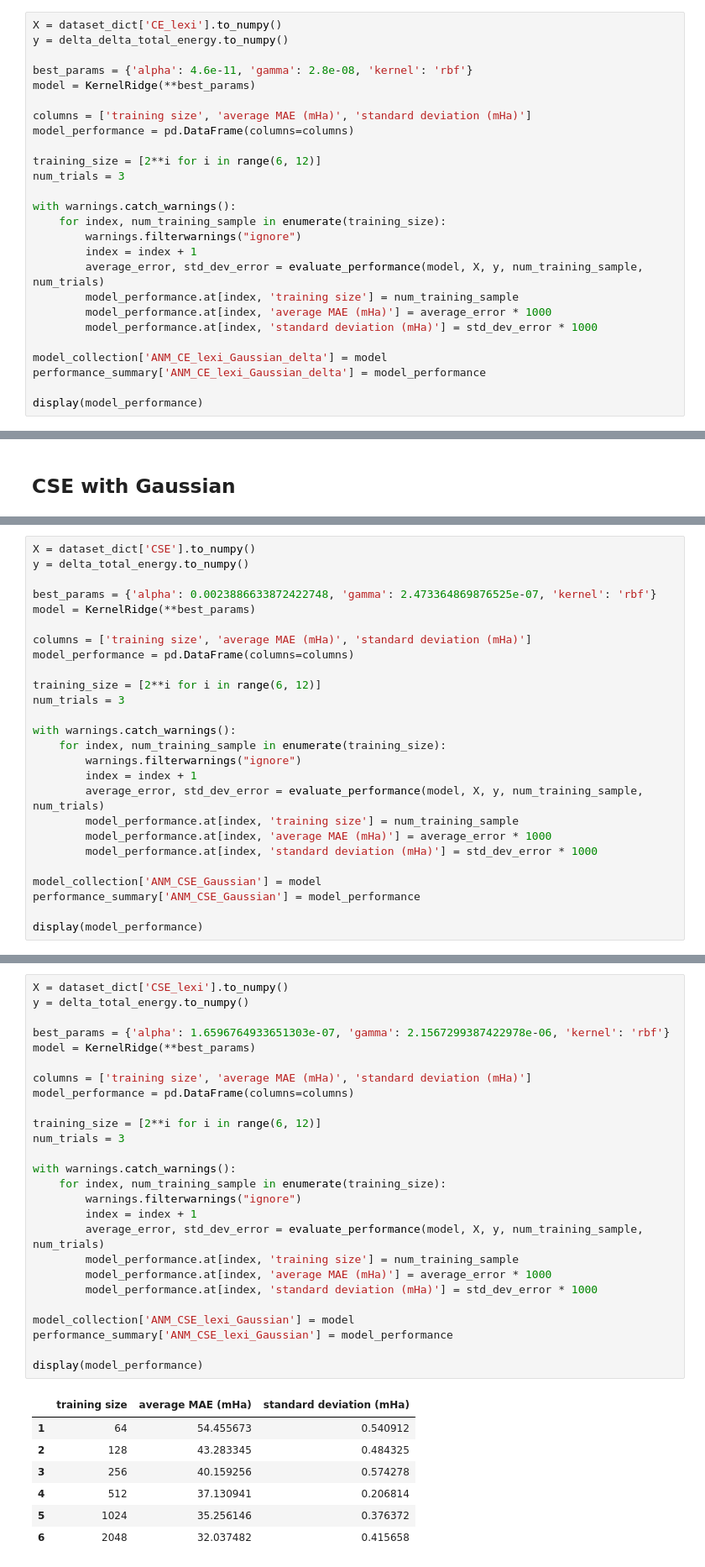
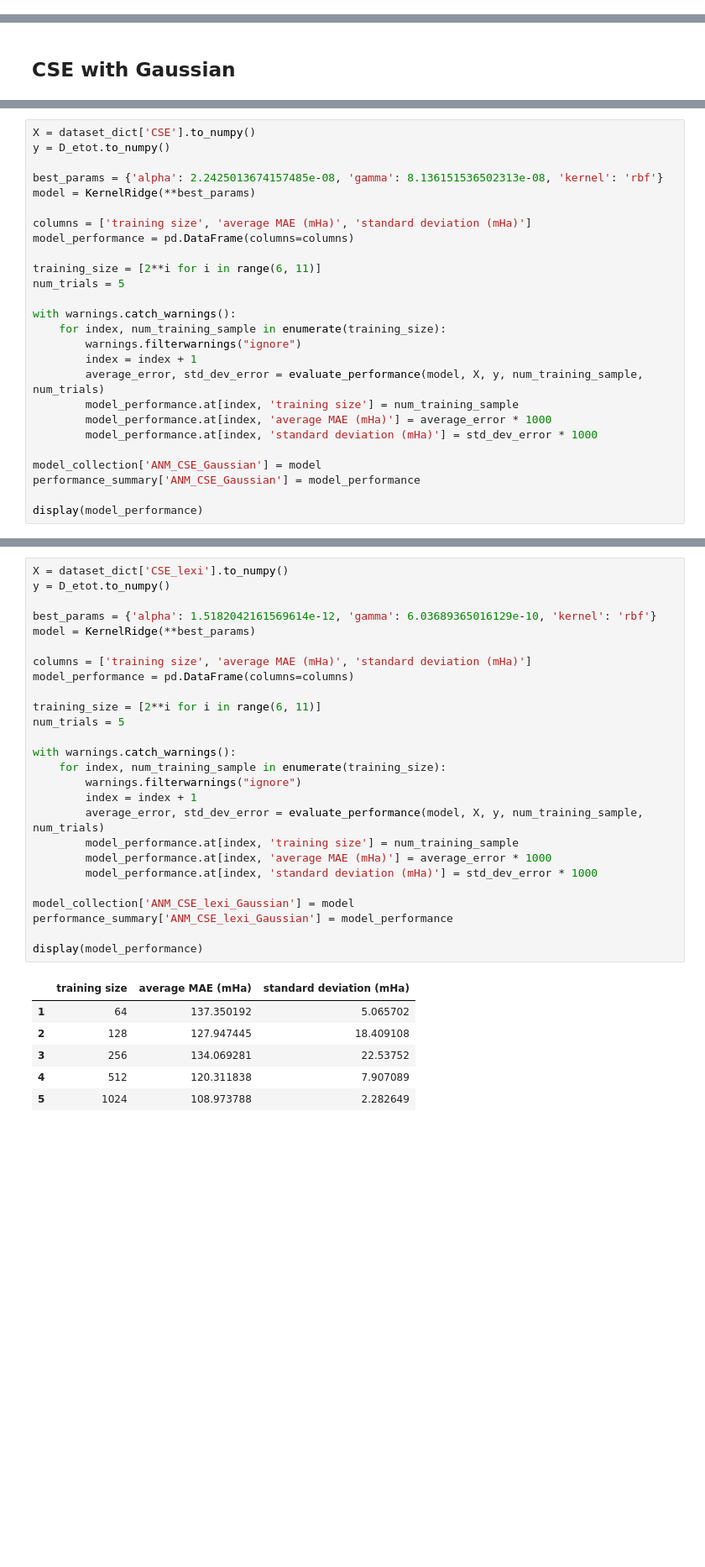
Before and after one commit to GabrielWu2004/Alchemical_Normal_Modes, a Jupyter notebook: [2]_ANM_with_coronene/main_code/performance_evaluation.ipynb, the cells around one changed output, grey strips where cells are left out. Shown at 84% size. Saved outputs shown, nothing was run; the diff lists cells and outputs as text; blank space fills up the shorter version.

```diff
--- a/[2]_ANM_with_coronene/main_code/performance_evaluation.ipynb
+++ b/[2]_ANM_with_coronene/main_code/performance_evaluation.ipynb
@@ -139,26 +31,0 @@ display(model_performance)
-# %%
-X = dataset_dict['CE_lexi'].to_numpy()
-y = delta_delta_total_energy.to_numpy()
-
-best_params = {'alpha': 4.6e-11, 'gamma': 2.8e-08, 'kernel': 'rbf'}
-model = KernelRidge(**best_params)
-
-columns = ['training size', 'average MAE (mHa)', 'standard deviation (mHa)']
-model_performance = pd.DataFrame(columns=columns)
-
-training_size = [2**i for i in range(6, 12)]
-num_trials = 3
-
-with warnings.catch_warnings():
-    for index, num_training_sample in enumerate(training_size):
-        warnings.filterwarnings("ignore")
-        index = index + 1
-        average_error, std_dev_error = evaluate_performance(model, X, y, num_training_sample, num_trials)
-        model_performance.at[index, 'training size'] = num_training_sample
-        model_performance.at[index, 'average MAE (mHa)'] = average_error * 1000
-        model_performance.at[index, 'standard deviation (mHa)'] = std_dev_error * 1000
-
-model_collection['ANM_CE_lexi_Gaussian_delta'] = model
-performance_summary['ANM_CE_lexi_Gaussian_delta'] = model_performance
-
-display(model_performance)
@@ -175,15 +36,15 @@ display(model_performance)
 # %%
 X = dataset_dict['CSE'].to_numpy()
-y = delta_total_energy.to_numpy()
+y = D_etot.to_numpy()
 
-best_params = {'alpha': 0.0023886633872422748, 'gamma': 2.473364869876525e-07, 'kernel': 'rbf'}
+best_params = {'alpha': 2.2425013674157485e-08, 'gamma': 8.136151536502313e-08, 'kernel': 'rbf'}
 model = KernelRidge(**best_params)
 
 columns = ['training size', 'average MAE (mHa)', 'standard deviation (mHa)']
 model_performance = pd.DataFrame(columns=columns)
 
-training_size = [2**i for i in range(6, 12)]
-num_trials = 3
+training_size = [2**i for i in range(6, 11)]
+num_trials = 5
 
 with warnings.catch_warnings():
     for index, num_training_sample in enumerate(training_size):
@@ -209,34 +71,33 @@ display(model_performance)
 # %%
 X = dataset_dict['CSE_lexi'].to_numpy()
-y = delta_total_energy.to_numpy()
+y = D_etot.to_numpy()
 
-best_params = {'alpha': 1.6596764933651303e-07, 'gamma': 2.1567299387422978e-06, 'kernel': 'rbf'}
+best_params = {'alpha': 1.5182042161569614e-12, 'gamma': 6.03689365016129e-10, 'kernel': 'rbf'}
 model = KernelRidge(**best_params)
 
 columns = ['training size', 'average MAE (mHa)', 'standard deviation (mHa)']
 model_performance = pd.DataFrame(columns=columns)
 
-training_size = [2**i for i in range(6, 12)]
-num_trials = 3
+training_size = [2**i for i in range(6, 11)]
+num_trials = 5
 
 with warnings.catch_warnings():
     for index, num_training_sample in enumerate(training_size):
         warnings.filterwarnings("ignore")
         index = index + 1
         average_error, std_dev_error = evaluate_performance(model, X, y, num_training_sample, num_trials)
         model_performance.at[index, 'training size'] = num_training_sample
         model_performance.at[index, 'average MAE (mHa)'] = average_error * 1000
         model_performance.at[index, 'standard deviation (mHa)'] = std_dev_error * 1000
 
 model_collection['ANM_CSE_lexi_Gaussian'] = model
 performance_summary['ANM_CSE_lexi_Gaussian'] = model_performance
 
 display(model_performance)
 # %% [output]
 |  | training size | average MAE (mHa) | standard deviation (mHa) |
-| 1 | 64 | 54.455673 | 0.540912 |
-| 2 | 128 | 43.283345 | 0.484325 |
-| 3 | 256 | 40.159256 | 0.574278 |
-| 4 | 512 | 37.130941 | 0.206814 |
-| 5 | 1024 | 35.256146 | 0.376372 |
-| 6 | 2048 | 32.037482 | 0.415658 |
+| 1 | 64 | 137.350192 | 5.065702 |
+| 2 | 128 | 127.947445 | 18.409108 |
+| 3 | 256 | 134.069281 | 22.53752 |
+| 4 | 512 | 120.311838 | 7.907089 |
+| 5 | 1024 | 108.973788 | 2.282649 |
```
Also changed, not shown: parts of 22 cells of this notebook, 19 other files.
